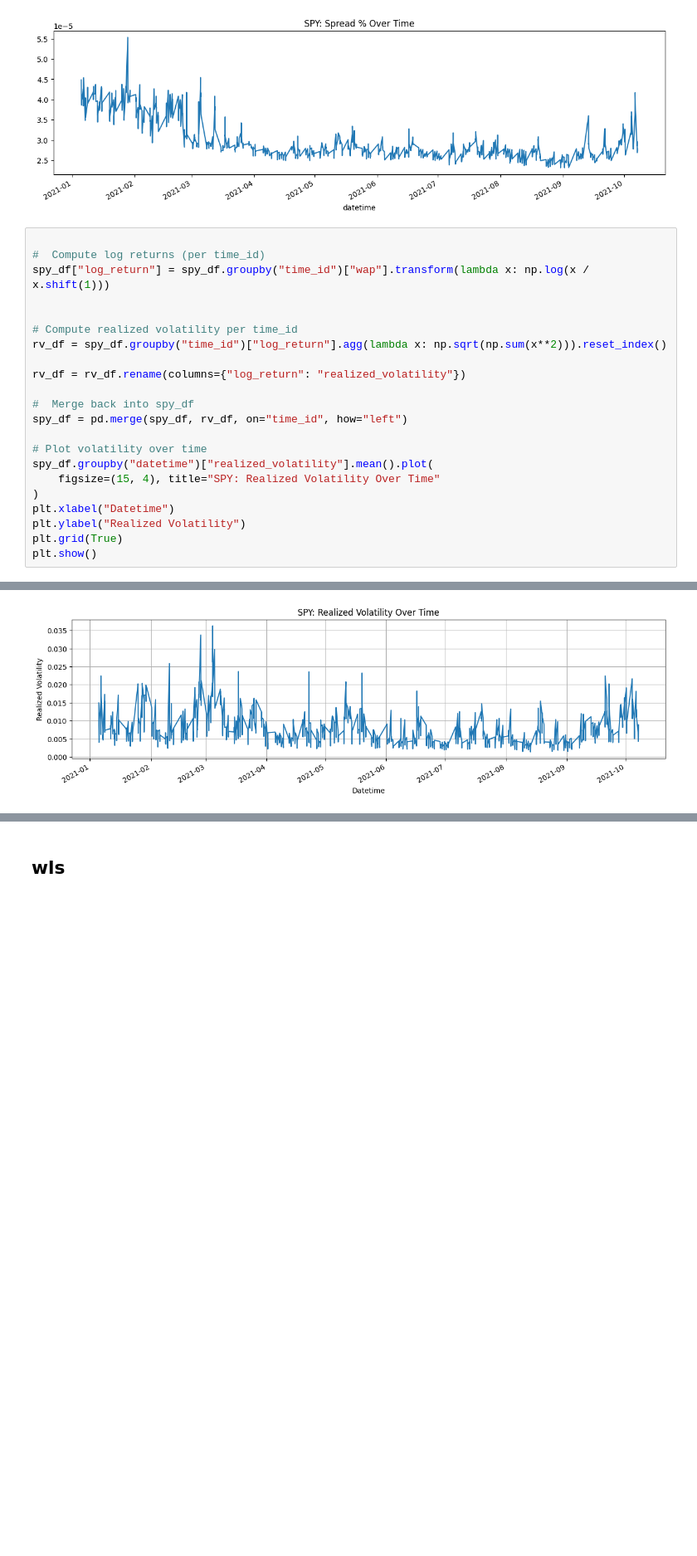
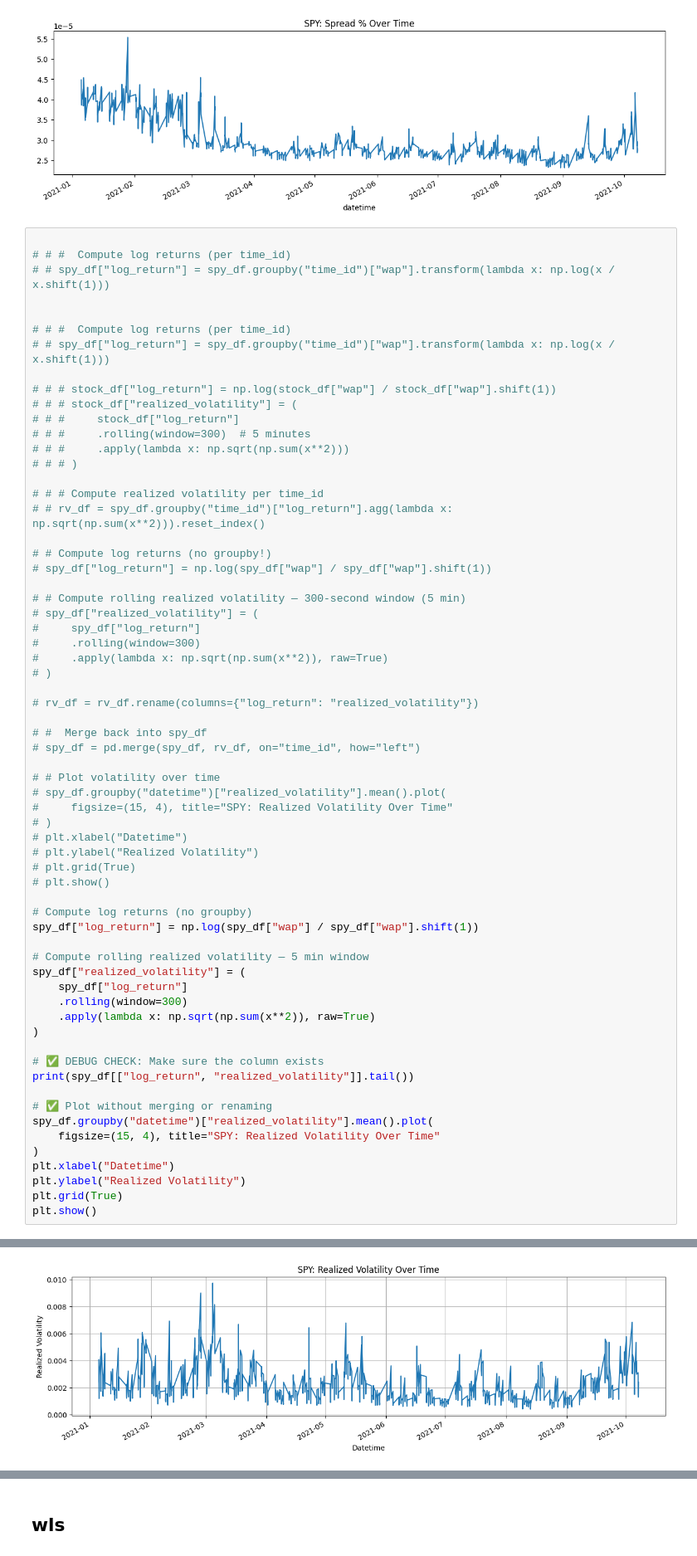
Before and after one commit to mofrui/volatility-analysis, a Jupyter notebook: research/50200_hav_rv_v1.ipynb, the cells around one changed output, grey strips where cells are left out. Shown at 83% size. Cells and saved outputs as stored; diff of their text form; blank space fills up the shorter version.

```diff
--- a/research/50200_hav_rv_v1.ipynb
+++ b/research/50200_hav_rv_v1.ipynb
@@ -218,19 +218,61 @@ spy_df.groupby("datetime")["spread_pct"].mean().plot(
 [figure]
 # %%
 
-#  Compute log returns (per time_id)
-spy_df["log_return"] = spy_df.groupby("time_id")["wap"].transform(lambda x: np.log(x / x.shift(1)))
+# # #  Compute log returns (per time_id)
+# # spy_df["log_return"] = spy_df.groupby("time_id")["wap"].transform(lambda x: np.log(x / x.shift(1)))
 
 
-# Compute realized volatility per time_id
-rv_df = spy_df.groupby("time_id")["log_return"].agg(lambda x: np.sqrt(np.sum(x**2))).reset_index()
+# # #  Compute log returns (per time_id)
+# # spy_df["log_return"] = spy_df.groupby("time_id")["wap"].transform(lambda x: np.log(x / x.shift(1)))
 
-rv_df = rv_df.rename(columns={"log_return": "realized_volatility"})
+# # # stock_df["log_return"] = np.log(stock_df["wap"] / stock_df["wap"].shift(1))
+# # # stock_df["realized_volatility"] = (
+# # #     stock_df["log_return"]
+# # #     .rolling(window=300)  # 5 minutes
+# # #     .apply(lambda x: np.sqrt(np.sum(x**2)))
+# # # )
 
-#  Merge back into spy_df
-spy_df = pd.merge(spy_df, rv_df, on="time_id", how="left")
+# # # Compute realized volatility per time_id
+# # rv_df = spy_df.groupby("time_id")["log_return"].agg(lambda x: np.sqrt(np.sum(x**2))).reset_index()
 
-# Plot volatility over time
+# # Compute log returns (no groupby!)
+# spy_df["log_return"] = np.log(spy_df["wap"] / spy_df["wap"].shift(1))
+
+# # Compute rolling realized volatility — 300-second window (5 min)
+# spy_df["realized_volatility"] = (
+#     spy_df["log_return"]
+#     .rolling(window=300)
+#     .apply(lambda x: np.sqrt(np.sum(x**2)), raw=True)
+# )
+
+# rv_df = rv_df.rename(columns={"log_return": "realized_volatility"})
+
+# #  Merge back into spy_df
+# spy_df = pd.merge(spy_df, rv_df, on="time_id", how="left")
+
+# # Plot volatility over time
+# spy_df.groupby("datetime")["realized_volatility"].mean().plot(
+#     figsize=(15, 4), title="SPY: Realized Volatility Over Time"
+# )
+# plt.xlabel("Datetime")
+# plt.ylabel("Realized Volatility")
+# plt.grid(True)
+# plt.show()
+
+# Compute log returns (no groupby)
+spy_df["log_return"] = np.log(spy_df["wap"] / spy_df["wap"].shift(1))
+
+# Compute rolling realized volatility — 5 min window
+spy_df["realized_volatility"] = (
+    spy_df["log_return"]
+    .rolling(window=300)
+    .apply(lambda x: np.sqrt(np.sum(x**2)), raw=True)
+)
+
+# ✅ DEBUG CHECK: Make sure the column exists
+print(spy_df[["log_return", "realized_volatility"]].tail())
+
+# ✅ Plot without merging or renaming
 spy_df.groupby("datetime")["realized_volatility"].mean().plot(
     figsize=(15, 4), title="SPY: Realized Volatility Over Time"
 )
@@ -242 +290 @@ plt.show()
-[figure, old version]
+[figure, new version]
```
Also changed, not shown: parts of 3 cells of this notebook, 6 other files.
